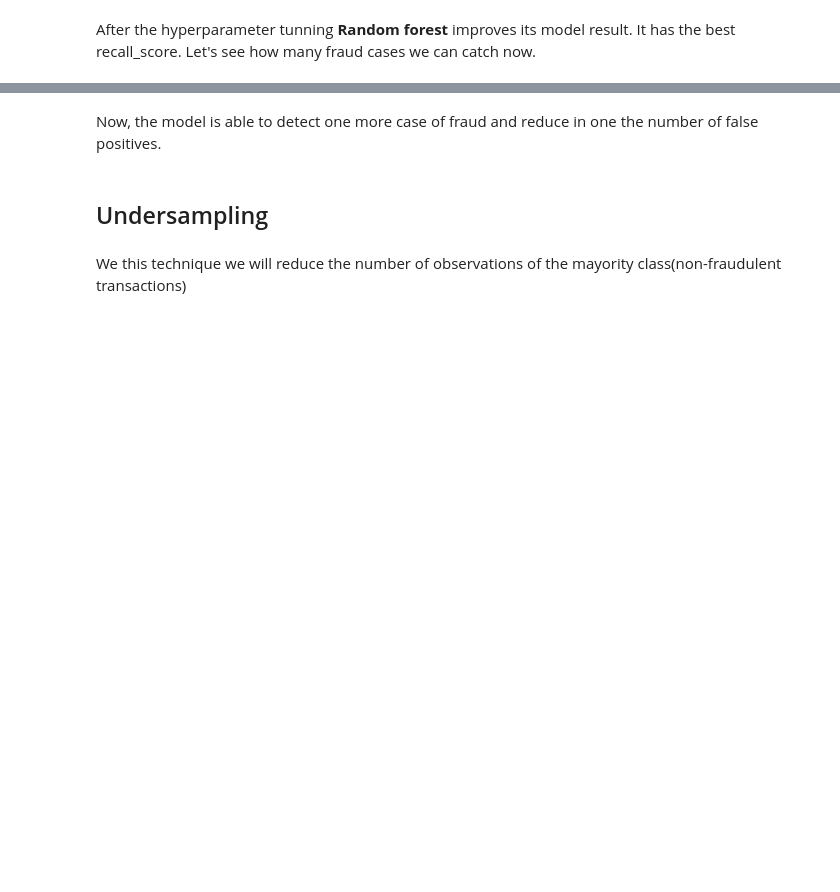
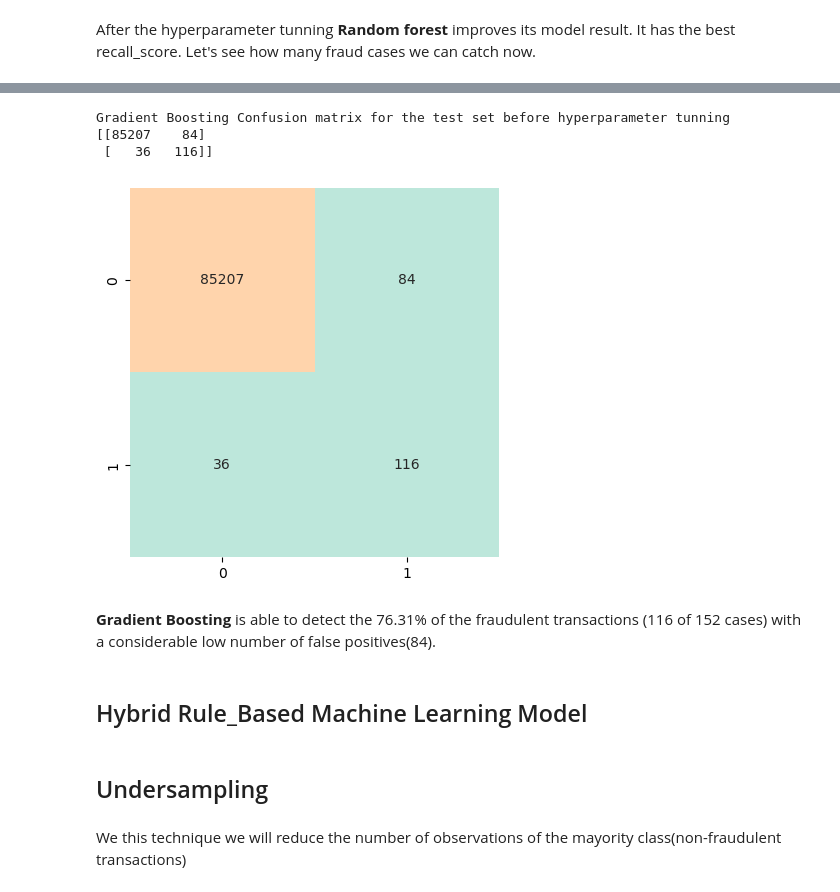
Before and after one commit to msantanarod/Fraud-Prevention-Analytics, a Jupyter notebook: Credit Card Fraud Detection.ipynb, the cells around one changed output, grey strips where cells are left out. Drawn from its saved outputs; the diff is of its cells as text; code cells hidden in the pictures; blank space fills up the shorter version.

```diff
--- a/Credit Card Fraud Detection.ipynb
+++ b/Credit Card Fraud Detection.ipynb
@@ -510,2 +543,17 @@ Random Forest Confusion matrix for the test set before hyperparameter tunning
+# %%
+
+print("Gradient Boosting Confusion matrix for the test set before hyperparameter tunning")
+print(confusion_matrix(y_test, y_pre_gb))
+conf_mat = confusion_matrix(y_test,y_pre_gb)
+sns.heatmap(conf_mat, square=True, annot=True, cmap='icefire', fmt='d', cbar=False)
+
+plt.show()
+# %% [output]
+Gradient Boosting Confusion matrix for the test set before hyperparameter tunning
+[[85207    84]
+ [   36   116]]
+[figure, added]
 # %% [markdown]
-Now, the model is able to detect one more case of fraud and reduce in one the number of false positives.
+**Gradient Boosting** is able to detect the 76.31% of the fraudulent transactions (116 of 152 cases) with a considerable low number of false positives(84).
+# %% [markdown]
+## Hybrid Rule_Based Machine Learning Model
```
Also changed, not shown: parts of 48 cells of this notebook, 2 other files.
